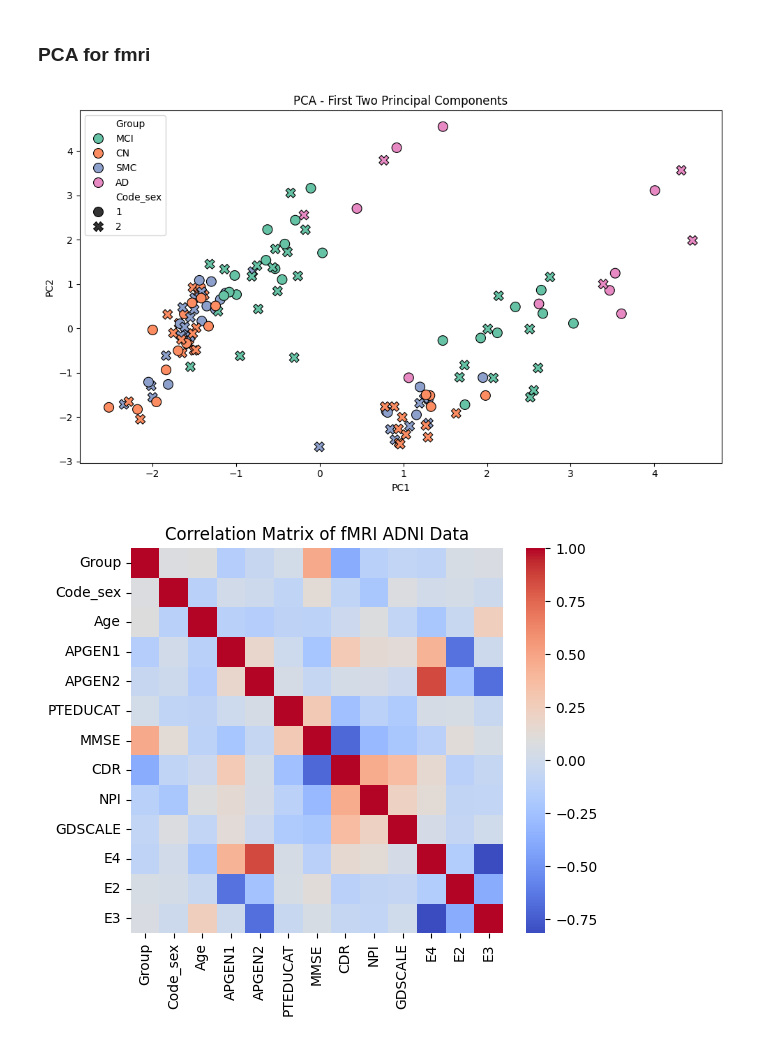
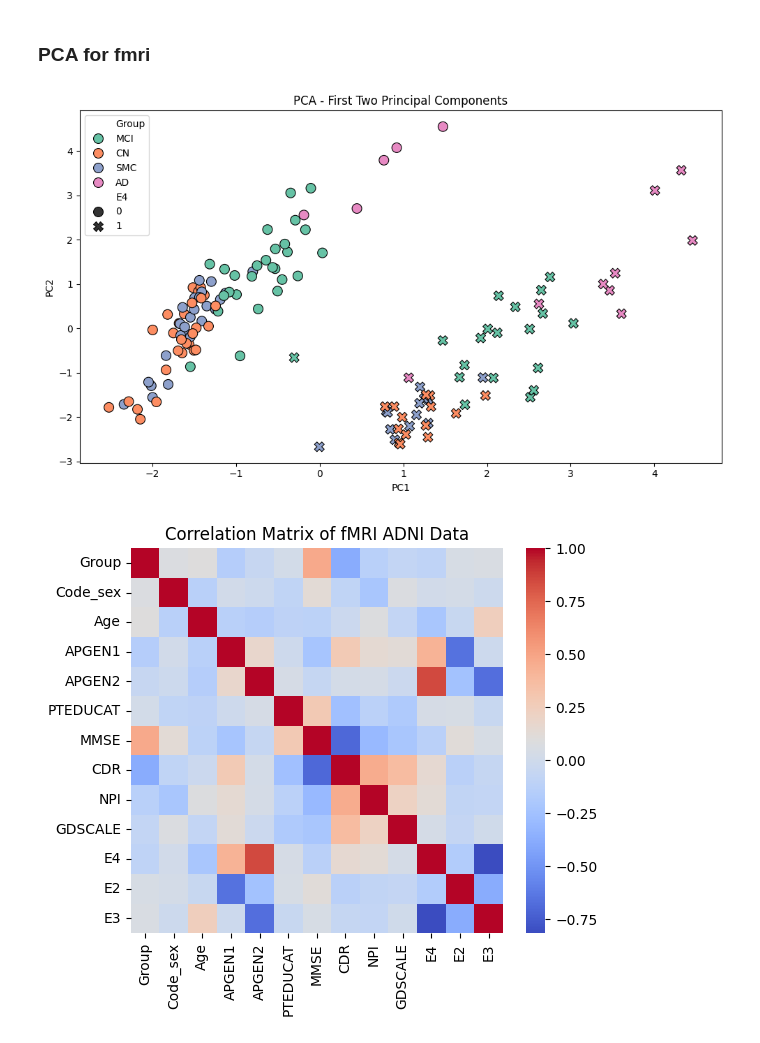
Before and after one commit to bungerz/firstDataAnalysis, a Jupyter notebook: Hackathon_AI_Health.ipynb, the cells around one changed output. Drawn from its saved outputs; the diff is of its cells as text; code cells hidden in the pictures.

```diff
--- a/Hackathon_AI_Health.ipynb
+++ b/Hackathon_AI_Health.ipynb
@@ -119,36 +119,36 @@ pca_result = pca.fit_transform(features_scaled)
 pca_df = pd.DataFrame(pca_result, columns=["PC1", "PC2"])
 
 # Step 6: Add Group and Code_sex for coloring and symbol purposes
 pca_df["Group"] = df_pandas["Group"]
-pca_df["Code_sex"] = df_pandas["Code_sex"]
+pca_df["E4"] = df_pandas["E4"]
 
 # Step 7: Visualize the first two principal components with color by Group and symbol by Code_sex
 plt.figure(figsize=(10, 6))
 
 # Define a list of markers based on Code_sex (assuming Code_sex contains categorical values like 0 and 1)
 markers = {0: 'o', 1: 's'}  # 'o' for male (Code_sex=0), 's' for female (Code_sex=1)
 
 # Use sns.scatterplot with style parameter for different markers based on Code_sex
 sns.scatterplot(
     data=pca_df,
     x="PC1",
     y="PC2",
     hue="Group",
-    style="Code_sex",  # Map marker styles to Code_sex
+    style="E4",  # Map marker styles to Code_sex
     palette="Set2",    # Color palette for Group
     s=100,
     edgecolor='black'
 )
 
 plt.title('PCA - First Two Principal Components')
 plt.xlabel('PC1')
 plt.ylabel('PC2')
 
 # Show the plot
 plt.tight_layout()
 plt.show()
 # %% [output]
-[figure, old version]
+[figure, new version]
 # %%
 # prompt: from frmi_adni compute the correlation matrix, do not exclude the Group feature but put it as a numerical feature
 
```
Also changed, not shown: parts of 10 cells of this notebook.
